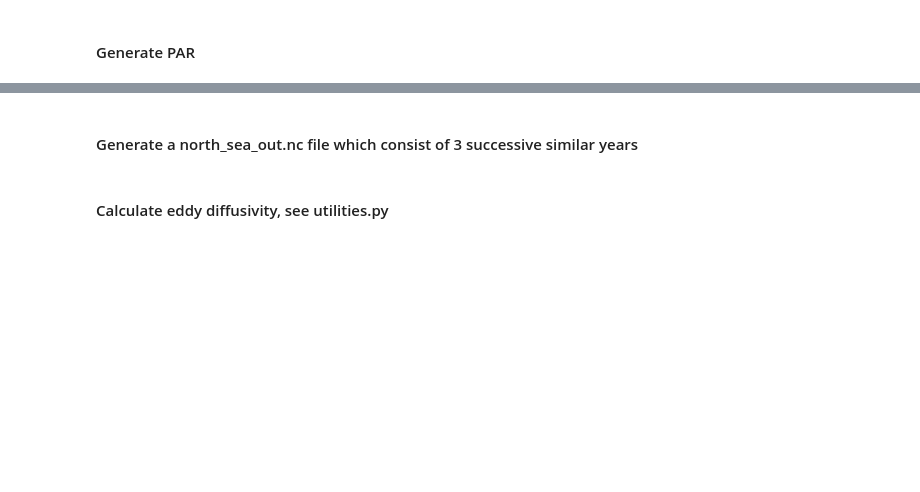
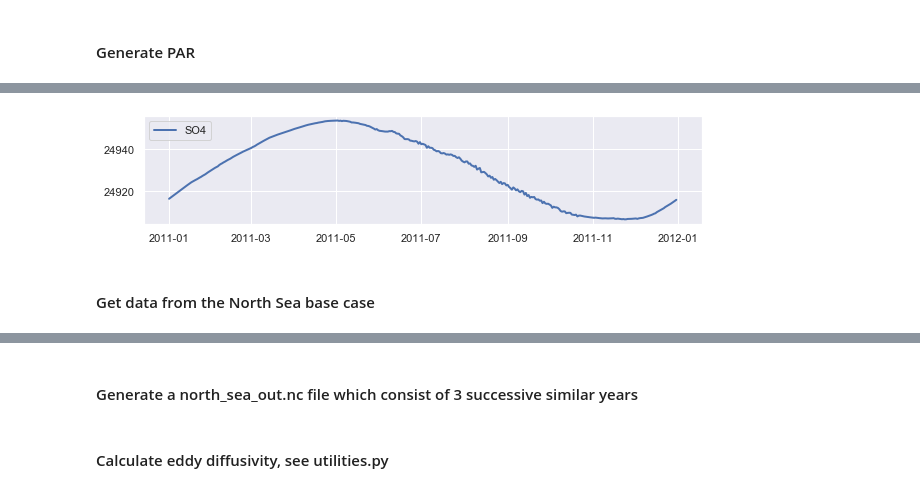
Before and after one commit to limash/Carbon_dioxide_absorption_drivers, a Jupyter notebook: 3_generate_netcdf.ipynb, the cells around one changed output, grey strips where cells are left out. Cells and saved outputs as stored; diff of their text form; code cells hidden in the pictures; blank space fills up the shorter version.

```diff
--- a/3_generate_netcdf.ipynb
+++ b/3_generate_netcdf.ipynb
@@ -74,0 +83,9 @@ plt.xlabel('Day'); plt.ylabel('$\mu M\,s^{-1}\,m^{-2}$');
+# %%
+ds = xr.open_dataset('data/wadden_sea/5_po75-25_di10e-9/water.nc')
+# %%
+dic_df = ds['B_C_DIC'].to_dataframe()
+alk_df = ds['B_C_Alk'].to_dataframe()
+so4_df = ds['B_S_SO4'].to_dataframe()
+dic_surface_ws = dic_df.groupby('z').get_group(0.625)
+alk_surface_ws = alk_df.groupby('z').get_group(0.625)
+so4_surface_ws = so4_df.groupby('z').get_group(0.625)
@@ -74,0 +128,12 @@ plt.xlabel('Day'); plt.ylabel('$\mu M\,s^{-1}\,m^{-2}$');
+# %%
+so4_surface_ws_year = so4_surface_ws.loc['2011-01-01':'2011-12-31']
+# %%
+so4_surface_ws_year = so4_surface_ws_year.reset_index();
+# %%
+fig = plt.figure(figsize=(10, 2)); ax = fig.add_subplot(1, 1, 1);
+ax.plot(so4_surface_ws_year['time'], so4_surface_ws_year['B_S_SO4'], linewidth=2, label=r'SO4');
+ax.legend(loc='upper left'); ax.grid(True);
+# %% [output]
+[figure, added]
+# %% [markdown]
+#### Get data from the North Sea base case
```
Also changed, not shown: parts of 23 cells of this notebook, 2 other files.
